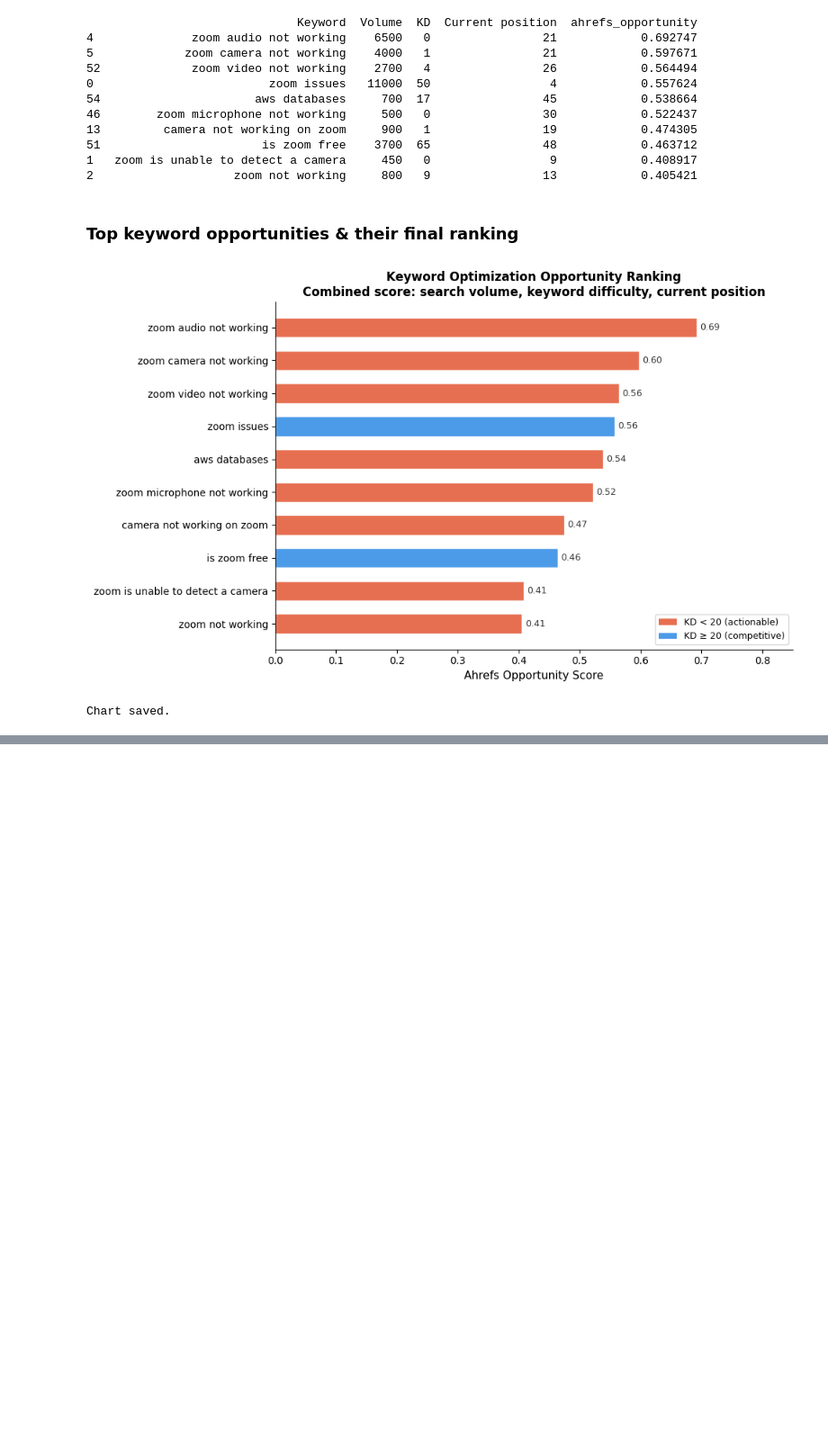
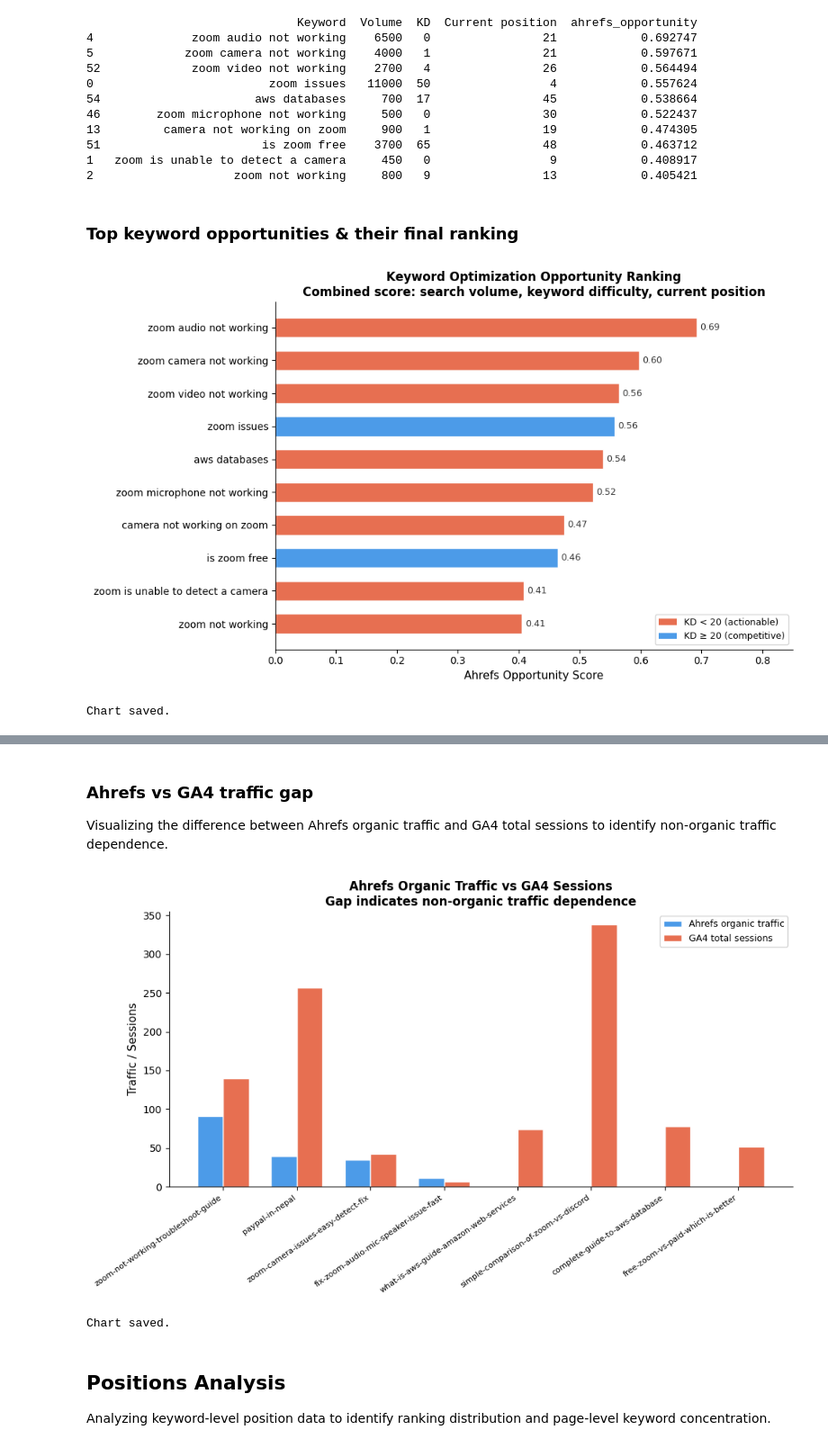
Before and after one commit to sonaml-007/SEO-Analysis, a Jupyter notebook: ahrefs-analysis/notebook-ahrefs/ahrefs-seo-analysis.ipynb, the cells around one changed output, grey strips where cells are left out. Shown at 90% size. Saved outputs shown, nothing was run; the diff lists cells and outputs as text; code cells hidden in the pictures; blank space fills up the shorter version.

Commit message:
added more to the ahrefs analysis.

```diff
--- a/ahrefs-analysis/notebook-ahrefs/ahrefs-seo-analysis.ipynb
+++ b/ahrefs-analysis/notebook-ahrefs/ahrefs-seo-analysis.ipynb
@@ -407,0 +419,5 @@ NameError: name 'pages' is not defined
+# %%
+# Clean URL to relative path for potential joining with GA4 later
+pages['Page'] = pages['URL'].str.replace(r'[client-site]', '', regex=False).str.rstrip('/')
+
+print(pages[['Page', 'URL', 'Traffic', 'Referring domains', 'Keywords', 'Top keyword', 'Top keyword: Volume', 'Top keyword: Position']].to_string())
@@ -407,0 +437,15 @@ NameError: name 'pages' is not defined
+# %%
+# Load GA4 data for comparison
+ga4_compare = pd.read_csv('../../data/ga4_landing_page.csv', skiprows=9)
+ga4_compare.columns = ga4_compare.columns.str.strip()
+ga4_compare = ga4_compare.rename(columns={'Landing page': 'Page'})
+ga4_compare['Page'] = ga4_compare['Page'].str.rstrip('/')
+
+# Merge Ahrefs pages with GA4
+combined = pages.merge(
+    ga4_compare[['Page', 'Sessions', 'Average engagement time per session']],
+    on='Page',
+    how='left'
+)
+
+print(combined[['Page', 'Traffic', 'Sessions', 'Referring domains', 'Keywords']].to_string())
@@ -407,0 +462,52 @@ NameError: name 'pages' is not defined
+# %% [markdown]
+### Ahrefs vs GA4 traffic gap
+Visualizing the difference between Ahrefs organic traffic and GA4 total sessions to identify non-organic traffic dependence.
+# %%
+fig, ax = plt.subplots(figsize=(10, 6))
+
+x = range(len(combined))
+width = 0.35
+
+labels = combined['Page'].str.replace('/blogs/', '', regex=False)
+
+bars1 = ax.bar(
+    [i - width/2 for i in x],
+    combined['Traffic'],
+    width,
+    label='Ahrefs organic traffic',
+    color='#4C9BE8',
+    edgecolor='white'
+)
+
+bars2 = ax.bar(
+    [i + width/2 for i in x],
+    combined['Sessions'],
+    width,
+    label='GA4 total sessions',
+    color='#E76F51',
+    edgecolor='white'
+)
+
+ax.set_xticks(list(x))
+ax.set_xticklabels(labels, rotation=35, ha='right', fontsize=8)
+ax.set_ylabel('Traffic / Sessions', fontsize=11)
+ax.set_title(
+    'Ahrefs Organic Traffic vs GA4 Sessions\n'
+    'Gap indicates non-organic traffic dependence',
+    fontsize=12,
+    fontweight='bold'
+)
+ax.legend(fontsize=9)
+ax.spines['top'].set_visible(False)
+ax.spines['right'].set_visible(False)
+
+plt.tight_layout()
+plt.savefig('../output-ahrefs/chart/ahrefs_vs_ga4.png', dpi=150, bbox_inches='tight')
+plt.show()
+print("Chart saved.")
+# %% [output]
+[figure, added]
+Chart saved.
+# %% [markdown]
+## Positions Analysis
+Analyzing keyword-level position data to identify ranking distribution and page-level keyword concentration.
```
Also changed, not shown: parts of 11 cells of this notebook.
